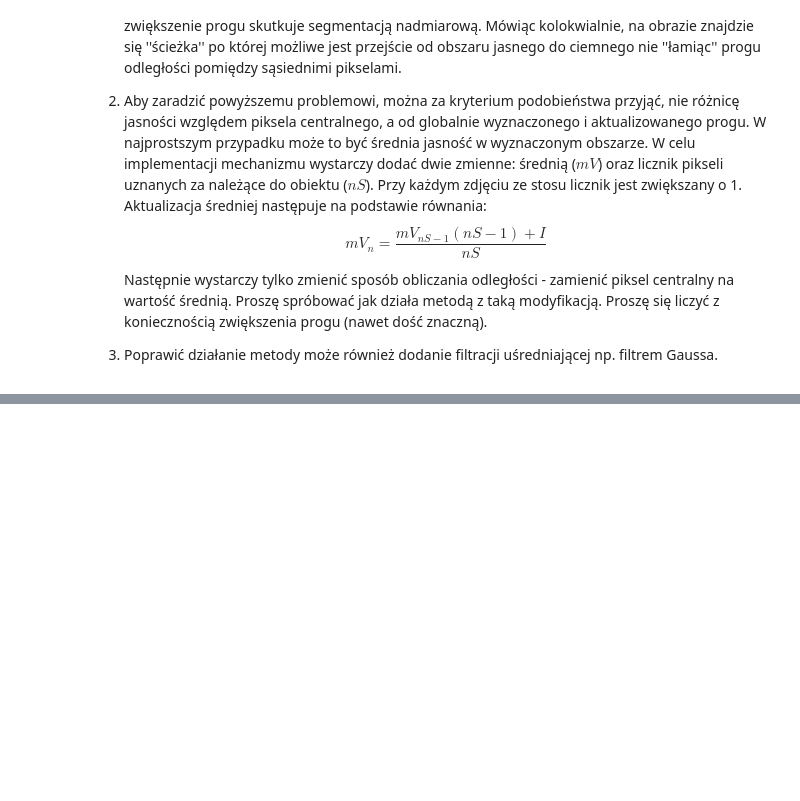
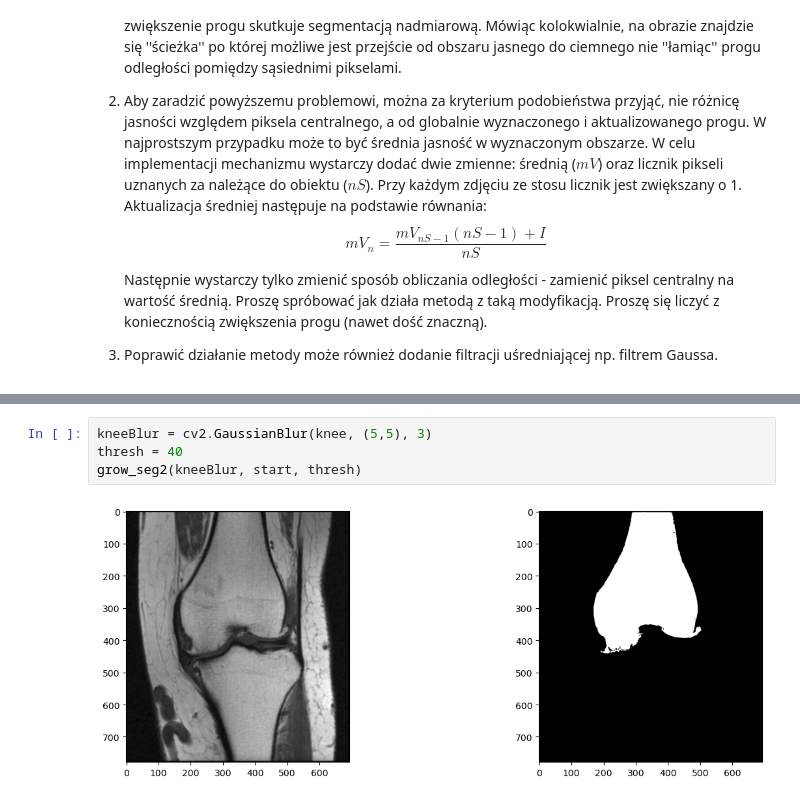
Before and after one commit to omnibus1/poc, a Jupyter notebook: lab12/12_segmentation.ipynb, the cells around one changed output, grey strips where cells are left out. Cells and saved outputs as stored; diff of their text form; blank space fills up the shorter version.

```diff
--- a/lab12/12_segmentation.ipynb
+++ b/lab12/12_segmentation.ipynb
@@ -207,0 +227,6 @@ plot(segmented, visited)
+# %%
+kneeBlur = cv2.GaussianBlur(knee, (5,5), 3)
+thresh = 40
+grow_seg2(kneeBlur, start, thresh)
+# %% [output]
+[figure, added]
```
Also changed, not shown: parts of 4 cells of this notebook, 4 other files.
